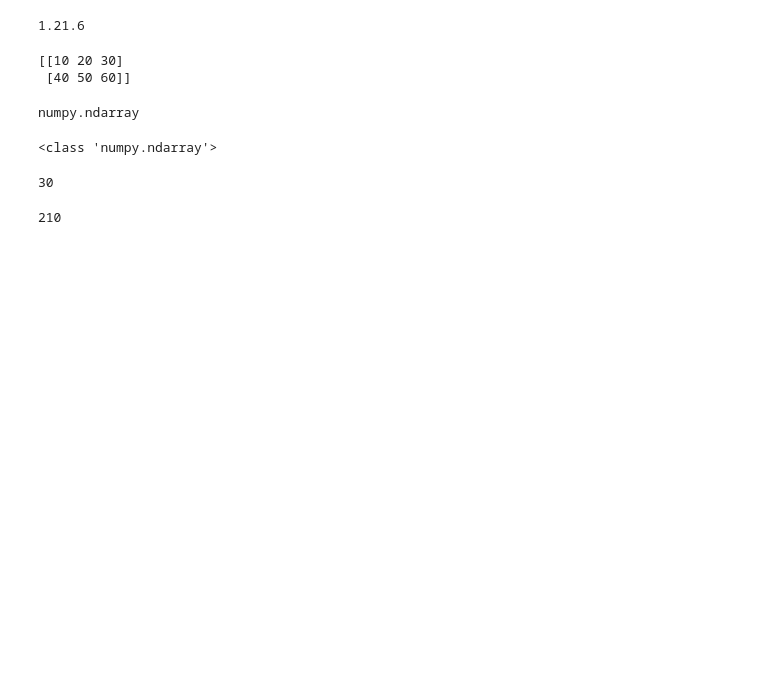
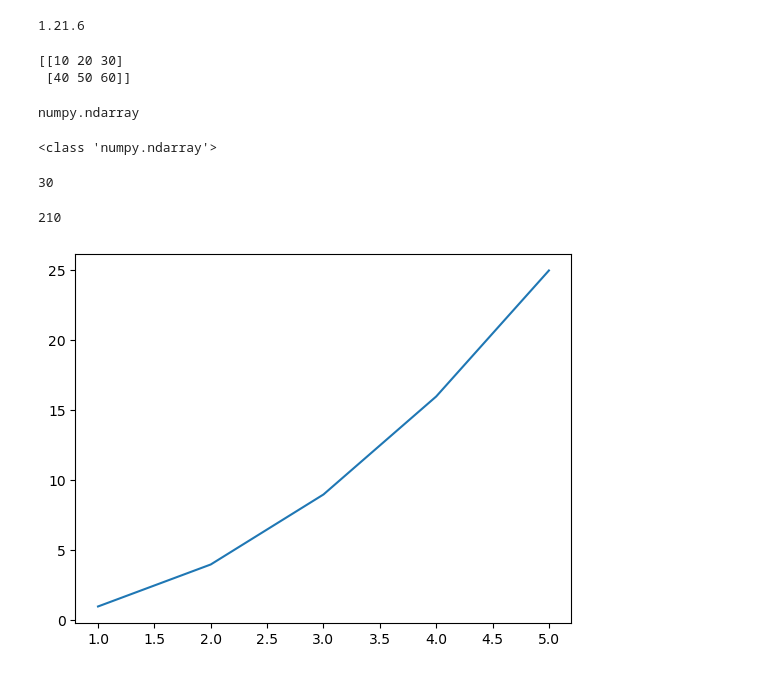
Before and after one commit to sainthm/ML-DL-study, a Jupyter notebook: Introduction_to_deep_learning_by_honestly_coding/Ch2.ipynb, the cells around one changed output. Cells and saved outputs as stored; diff of their text form; code cells hidden in the pictures; blank space fills up the shorter version.

```diff
--- a/Introduction_to_deep_learning_by_honestly_coding/Ch2.ipynb
+++ b/Introduction_to_deep_learning_by_honestly_coding/Ch2.ipynb
@@ -36,0 +43,6 @@ np.sum(my_arr)
+# %%
+# 1. 선 그래프 그리기
+plt.plot([1, 2, 3, 4, 5], [1, 4, 9, 16, 25])
+plt.show()
+# %% [output]
+[figure, added]
```
Also changed, not shown: parts of 6 cells of this notebook.
